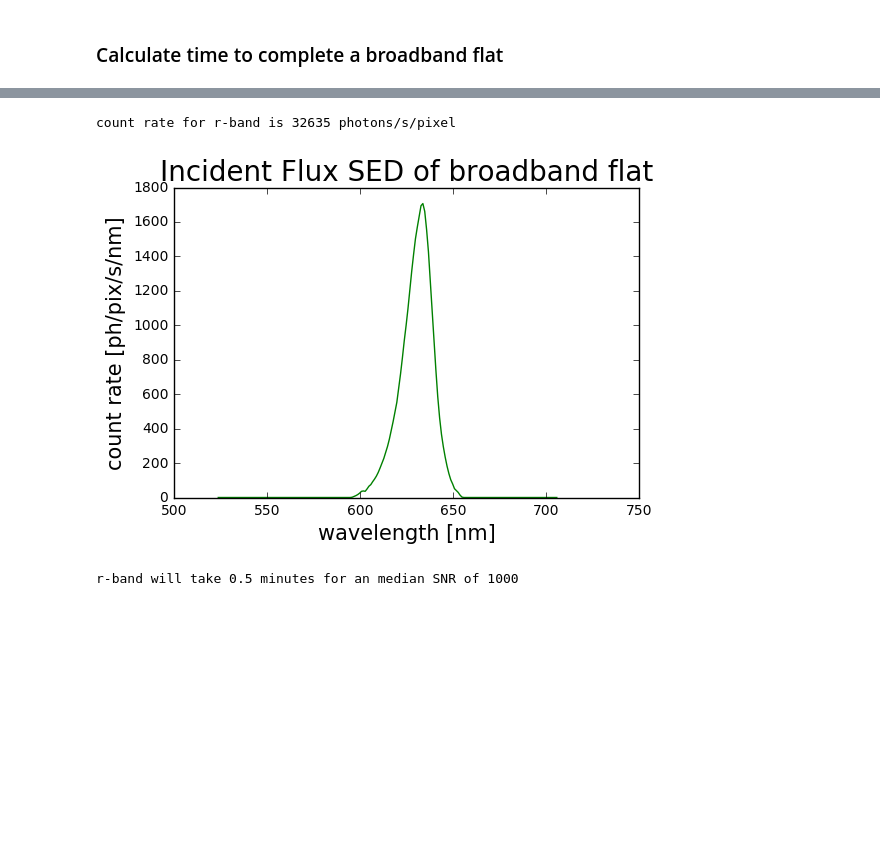
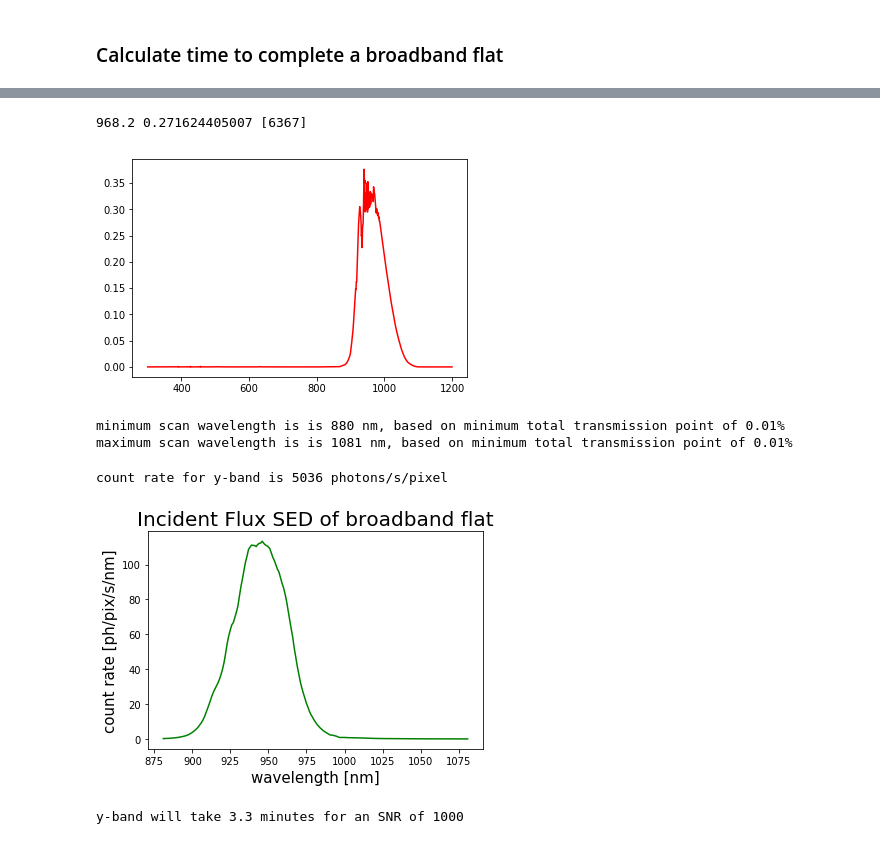
Before and after one commit to patrickingraham/LSST_main_telescope_calibration_notebooks, a Jupyter notebook: laser_throughput_calc/Flat Field Illumination Throughput White Light - Single Projector - no Fiber.ipynb, the cells around one changed output, grey strips where cells are left out. Cells and saved outputs as stored; diff of their text form; code cells hidden in the pictures; blank space fills up the shorter version.

```diff
--- a/laser_throughput_calc/Flat Field Illumination Throughput White Light - Single Projector - no Fiber.ipynb
+++ b/laser_throughput_calc/Flat Field Illumination Throughput White Light - Single Projector - no Fiber.ipynb
@@ -163,7 +176,7 @@ if laser == 'energetiq_99x':
     Flux_hitting_reflector = laser_flux_W_nm  # watts/nm
 
 if '-c1' in laser.lower():
-    mask_throughput=1 # Guess
+    mask_throughput=0.2 # Guess on efficiency
     Flux_hitting_reflector = laser_flux_W_nm  # watts/nm
 # %% [markdown]
 ### Multiply by end throughput calculation from Ming/Zemax/FRED (660nm)
@@ -175,7 +188,7 @@ flux_hitting_focal_plane = Flux_hitting_reflector * FF_system_efficiency # watts
 ### Remove filter dependence
 # %%
 # must divide by filter response at 660nm first - then multiply by the desired filters
-r_filter_trans0 = np.genfromtxt('/Users/patrickingraham/LSST/laser_throughput_calc/throughputs/baseline/filter_r.dat',
+r_filter_trans0 = np.genfromtxt('LSST_response_files/filter_r.dat',
                           delimiter=' ',comments='#') # wavelength [nm], Transmission
 r_filter_trans_660nm = scipy.interpolate.griddata(r_filter_trans0[:,0],r_filter_trans0[:,1], 660, method='linear')
 
@@ -214,8 +227,7 @@ med_SNR=1000.0
 
 # load a filter (use total transmission since that is what actually
 # matters and the filters have leaks that confuse the algorithm)
-filter = 'r'  # ugrizy
-filename='/Users/patrickingraham/LSST/laser_throughput_calc/throughputs/baseline/total_'+filter+'.dat'
+filename='LSST_response_files/total_'+filter+'.dat'
 total_trans000 = np.genfromtxt(filename, delimiter=' ',comments='#') # wavelength [nm], Transmission
 #find nans and remove them
 good = ~np.isnan(total_trans000[:,1])
@@ -252,46 +235,86 @@ red side minimum total transmission (0.01) wavelength is 706 nm
+# %%
+#define the X% transmission points where we want to start/end the scan
+min_trans=0.01 # so 1% transmission point
+
+# Also find the wavelength of central bandpass transmission
+# this is roughly the half way point of the filter, defined
+# by the where the total transmission is greater than a given
+# percentage
+
+cen_ind, = np.where(total_trans0[:,1] > 0.1) # data with >10% throughput
+central_trans_value=sorted(total_trans0[cen_ind,1])[int(round(cen_ind.size / 2))]
+central_trans_wave=sorted(total_trans0[cen_ind,0])[int(round(cen_ind.size / 2))]
+central_value_ind,=np.where(total_trans0[:,1] == central_trans_value)
+
+print(central_trans_wave,central_trans_value,central_value_ind)
+# %% [output]
+968.2 0.271624405007 [6367]
+# %%
+# smooth by a few nm to help find the desired transmission boundary % level
+# helps ensure no double values occur
+smoothed_filter_profile = np.convolve(total_trans0[:,1], [0,1,1,1,0], mode='same')
+
+if 1==1:
+    plt.plot(total_trans0[:,0],total_trans0[:,1],'-r')
+    plt.show()
+    plt.close()
+
+#separate into red and blue sides of the filter for ease of code comprehension
+blue_half_of_filter = smoothed_filter_profile[0:central_value_ind[0]]
+red_half_of_filter = smoothed_filter_profile[central_value_ind[0]::]
+#find closest value to min_trans on blue and red edge
+blue_side_edge_wave_ind = (np.abs(blue_half_of_filter-min_trans)).argmin()
+red_side_edge_wave_ind = (np.abs(red_half_of_filter-min_trans)).argmin()
+
+print('minimum scan wavelength is is %d nm, based on minimum total transmission point of %0.2f%%'
+      % (total_trans0[blue_side_edge_wave_ind,0],min_trans) )
+print('maximum scan wavelength is is %d nm, based on minimum total transmission point of %0.2f%%'
+      % (total_trans0[central_value_ind+red_side_edge_wave_ind,0],min_trans) )
+# %% [output]
+[figure, added]
+minimum scan wavelength is is 880 nm, based on minimum total transmission point of 0.01%
+maximum scan wavelength is is 1081 nm, based on minimum total transmission point of 0.01%
 # %%
-
 # define filter bandpass range
-filter_bandpass = np.arange(total_trans0[blue_side_trans_ind2,0],
-                            total_trans0[median_value_ind+red_side_trans_ind2,0])
+filter_bandpass = np.arange(total_trans0[blue_side_edge_wave_ind,0],
+                            total_trans0[central_value_ind[0]+red_side_edge_wave_ind,0])
 
 # load detector efficiency
-det_filename='/Users/patrickingraham/LSST/laser_throughput_calc/throughputs/baseline/detector_120227.dat'
+det_filename='LSST_response_files/detector_120227.dat'
 detector0 = np.genfromtxt(det_filename, delimiter='',comments='#') # wavelength [nm], Transmission
 #interpolate to filter_bandpass
 detector_efficiency = scipy.interpolate.griddata(detector0[:,0],detector0[:,1], filter_bandpass, method='linear')
 
 # load the filter curve
-filename='/Users/patrickingraham/LSST/laser_throughput_calc/throughputs/baseline/filter_'+filter+'.dat'
+filename='LSST_response_files/filter_'+filter+'.dat'
 filter_trans0 = np.genfromtxt(filename, delimiter=' ',comments='#') # wavelengt
 #get filter transmission for this bandpass
 filter_transmission = scipy.interpolate.griddata(filter_trans0[:,0],
                                                  filter_trans0[:,1], filter_bandpass, method='linear')
 
 # determine filterless and detectorless count rate average
 filterless_count_rate = scipy.interpolate.griddata(laser_wave,filterless_flux_per_pixel_per_second_per_nm,
                                                    filter_bandpass, method='linear') # ph/pix/s/nm
 count_rate = filterless_count_rate * filter_transmission * detector_efficiency # ph/pix/s/nm
 
 #remove nans and integrate
 integrated_count_rate = simps(count_rate[~np.isnan(count_rate)], filter_bandpass[~np.isnan(count_rate)])
 print('count rate for %s-band is %d photons/s/pixel' % (filter ,integrated_count_rate) )
 
 # plot measured flux
 if 1 == 1:
     plt.plot(filter_bandpass,count_rate,'-g')
     plt.title( 'Incident Flux SED of broadband flat',fontsize=20)
     plt.ylabel('count rate [ph/pix/s/nm]',fontsize=15)
     plt.xlabel('wavelength [nm]',fontsize=15)
     plt.show()
     plt.close()
 # %% [output]
-count rate for r-band is 32635 photons/s/pixel
+count rate for y-band is 5036 photons/s/pixel
-[figure, old version]
+[figure, new version]
 # %%
-
 # determine how long it will take to collect med_SNR^2 of photons
 time = (med_SNR**2) / integrated_count_rate / 3600  # in hours
-print('%s-band will take %0.1f minutes for an median SNR of %d' % (filter,time*60,med_SNR) )
+print('%s-band will take %0.1f minutes for an SNR of %d' % (filter,time*60,med_SNR) )
 # %% [output]
-r-band will take 0.5 minutes for an median SNR of 1000
+y-band will take 3.3 minutes for an SNR of 1000
```
Also changed, not shown: parts of 15 cells of this notebook, 2 other files.
